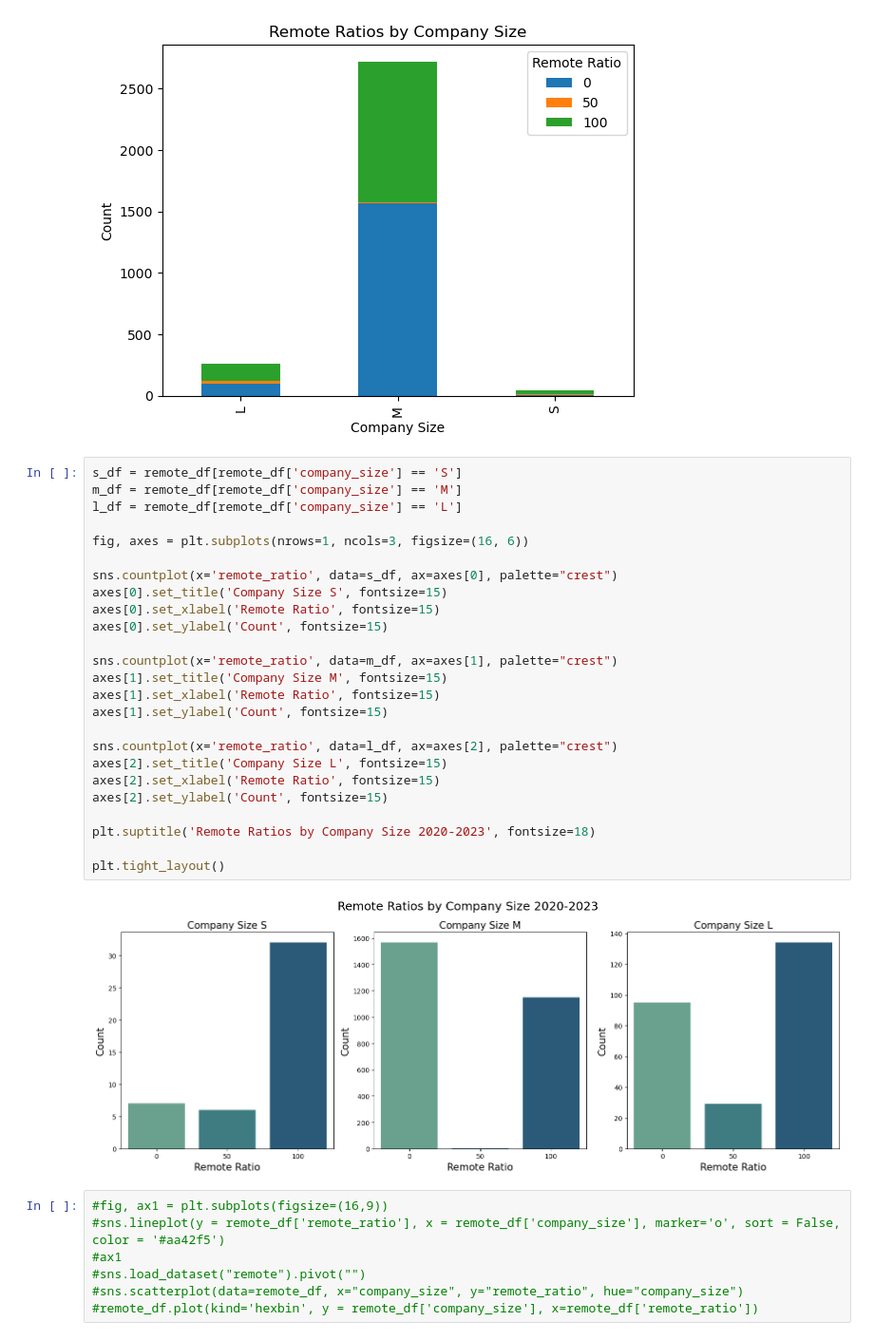
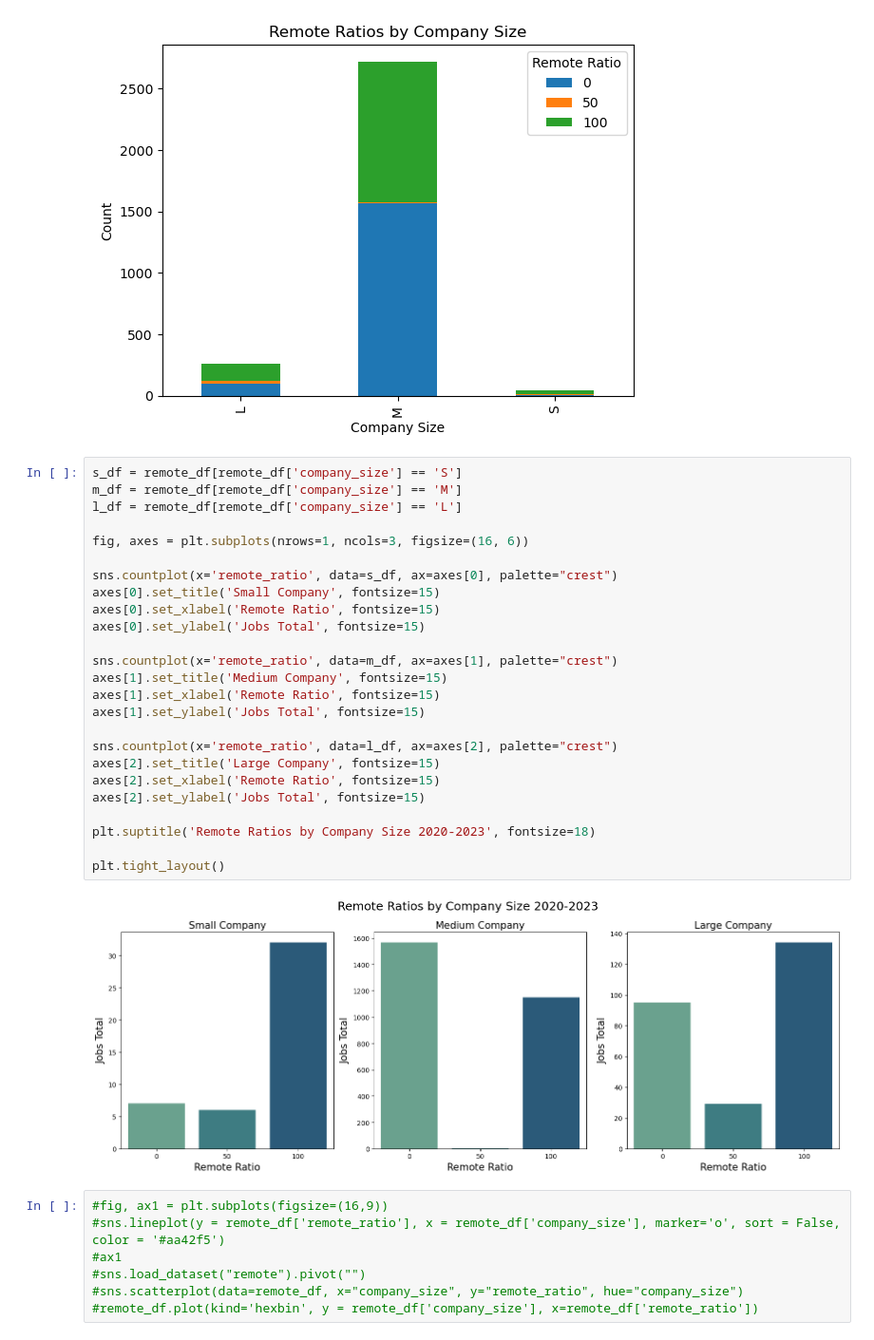
Before and after one commit to joshlynj/ds_salaries, a Jupyter notebook: notebooks/eda.ipynb, the cells around one changed output. Shown at 95% size. Cells and saved outputs as stored; diff of their text form.

Commit message:
cleaned up graphs

```diff
--- a/notebooks/eda.ipynb
+++ b/notebooks/eda.ipynb
@@ -378,30 +378,30 @@ plt.show()
 # %%
 s_df = remote_df[remote_df['company_size'] == 'S']
 m_df = remote_df[remote_df['company_size'] == 'M']
 l_df = remote_df[remote_df['company_size'] == 'L']
 
 fig, axes = plt.subplots(nrows=1, ncols=3, figsize=(16, 6))
 
 sns.countplot(x='remote_ratio', data=s_df, ax=axes[0], palette="crest")
-axes[0].set_title('Company Size S', fontsize=15)
+axes[0].set_title('Small Company', fontsize=15)
 axes[0].set_xlabel('Remote Ratio', fontsize=15)
-axes[0].set_ylabel('Count', fontsize=15)
+axes[0].set_ylabel('Jobs Total', fontsize=15)
 
 sns.countplot(x='remote_ratio', data=m_df, ax=axes[1], palette="crest")
-axes[1].set_title('Company Size M', fontsize=15)
+axes[1].set_title('Medium Company', fontsize=15)
 axes[1].set_xlabel('Remote Ratio', fontsize=15)
-axes[1].set_ylabel('Count', fontsize=15)
+axes[1].set_ylabel('Jobs Total', fontsize=15)
 
 sns.countplot(x='remote_ratio', data=l_df, ax=axes[2], palette="crest")
-axes[2].set_title('Company Size L', fontsize=15)
+axes[2].set_title('Large Company', fontsize=15)
 axes[2].set_xlabel('Remote Ratio', fontsize=15)
-axes[2].set_ylabel('Count', fontsize=15)
+axes[2].set_ylabel('Jobs Total', fontsize=15)
 
 plt.suptitle('Remote Ratios by Company Size 2020-2023', fontsize=18)
 
 plt.tight_layout()
 # %% [output]
-[figure, old version]
+[figure, new version]
 # %%
 #fig, ax1 = plt.subplots(figsize=(16,9))
 #sns.lineplot(y = remote_df['remote_ratio'], x = remote_df['company_size'], marker='o', sort = False, color = '#aa42f5')
```
Also changed, not shown: parts of 1 cell of this notebook, 2 other files.
